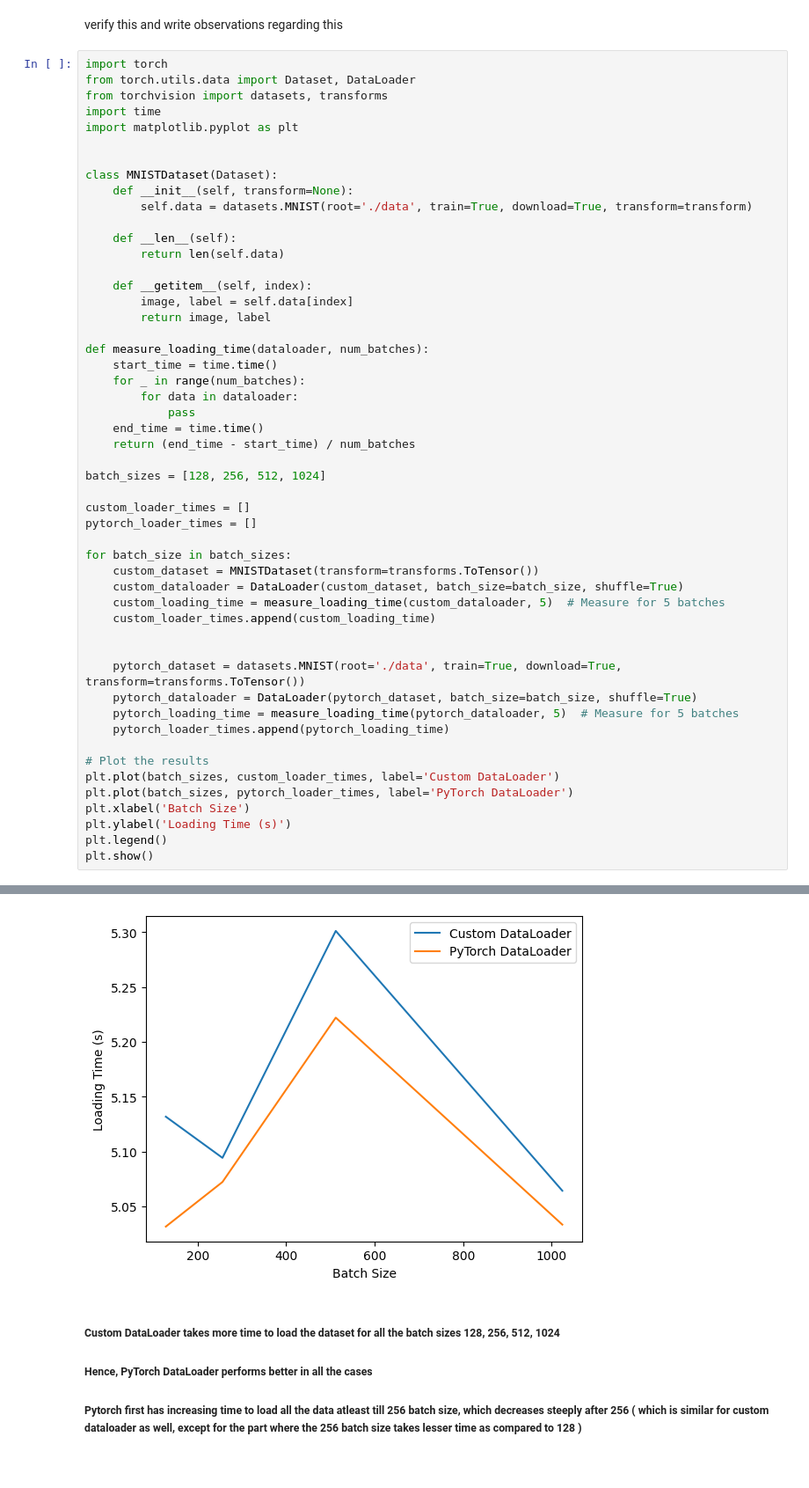
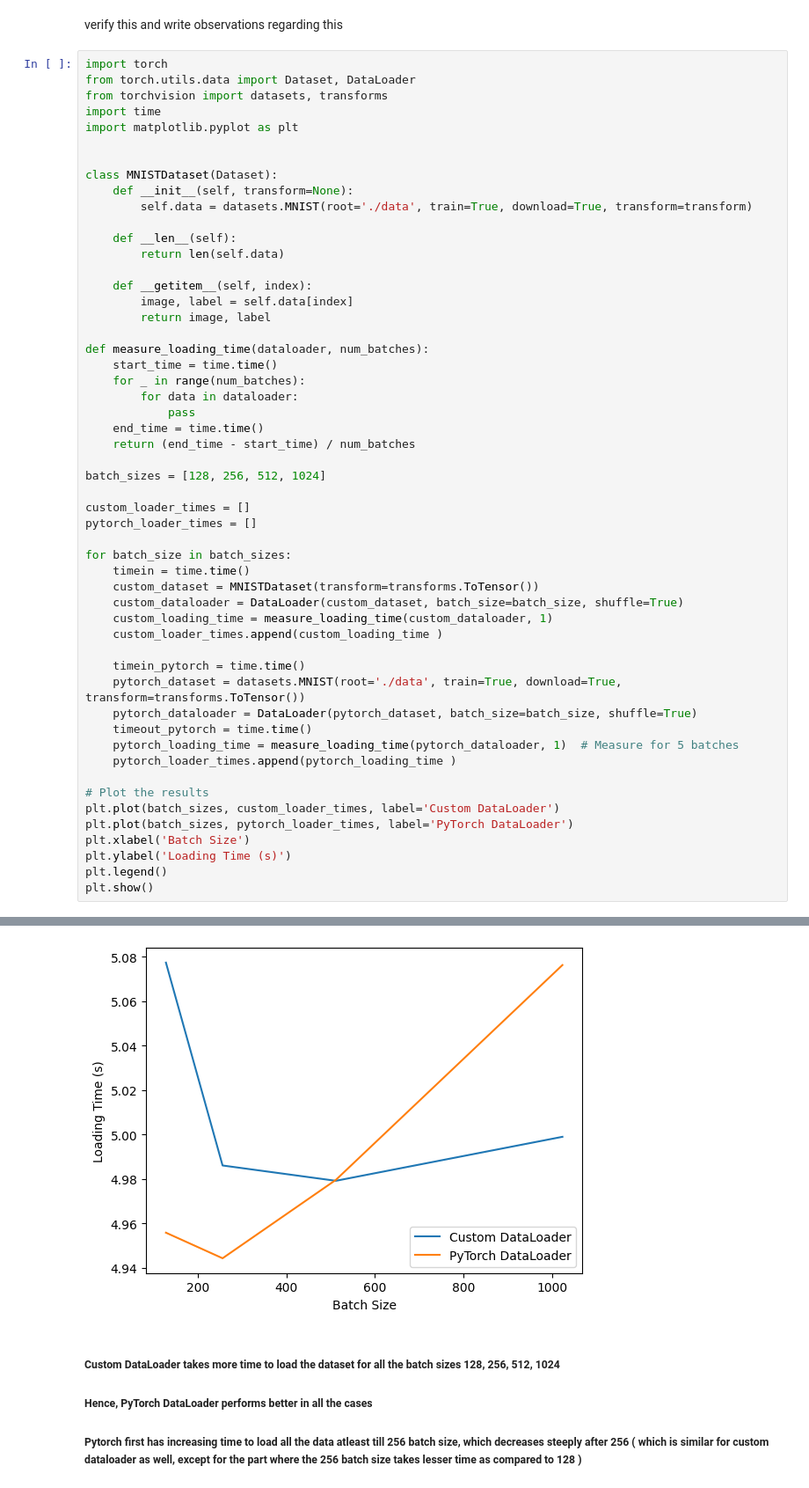
Before and after one commit to bhavyanarnoli/Deep-Learning, a Jupyter notebook: 2021316-A1.ipynb, the cells around one changed output, grey strips where cells are left out. Shown at 88% size. Drawn from its saved outputs; the diff is of its cells as text.

```diff
--- a/2021316-A1.ipynb
+++ b/2021316-A1.ipynb
@@ -52,16 +52,18 @@ custom_loader_times = []
 pytorch_loader_times = []
 
 for batch_size in batch_sizes:
+    timein = time.time()
     custom_dataset = MNISTDataset(transform=transforms.ToTensor())
     custom_dataloader = DataLoader(custom_dataset, batch_size=batch_size, shuffle=True)
-    custom_loading_time = measure_loading_time(custom_dataloader, 5)  # Measure for 5 batches
-    custom_loader_times.append(custom_loading_time)
+    custom_loading_time = measure_loading_time(custom_dataloader, 1)
+    custom_loader_times.append(custom_loading_time )
 
-
+    timein_pytorch = time.time()
     pytorch_dataset = datasets.MNIST(root='./data', train=True, download=True, transform=transforms.ToTensor())
     pytorch_dataloader = DataLoader(pytorch_dataset, batch_size=batch_size, shuffle=True)
-    pytorch_loading_time = measure_loading_time(pytorch_dataloader, 5)  # Measure for 5 batches
-    pytorch_loader_times.append(pytorch_loading_time)
+    timeout_pytorch = time.time()
+    pytorch_loading_time = measure_loading_time(pytorch_dataloader, 1)  # Measure for 5 batches
+    pytorch_loader_times.append(pytorch_loading_time )
 
 # Plot the results
 plt.plot(batch_sizes, custom_loader_times, label='Custom DataLoader')
@@ -89,4 +80,4 @@ Extracting ./data\MNIST\raw\t10k-labels-idx1-ubyte.gz to ./data\MNIST\raw
-[figure, old version]
+[figure, new version]
 # %% [markdown]
 ##### Custom DataLoader takes more time to load the dataset for all the batch sizes 128, 256, 512, 1024
 ##### Hence, PyTorch DataLoader performs better in all the cases
```
Also changed, not shown: parts of 13 cells of this notebook, 4 other files.
